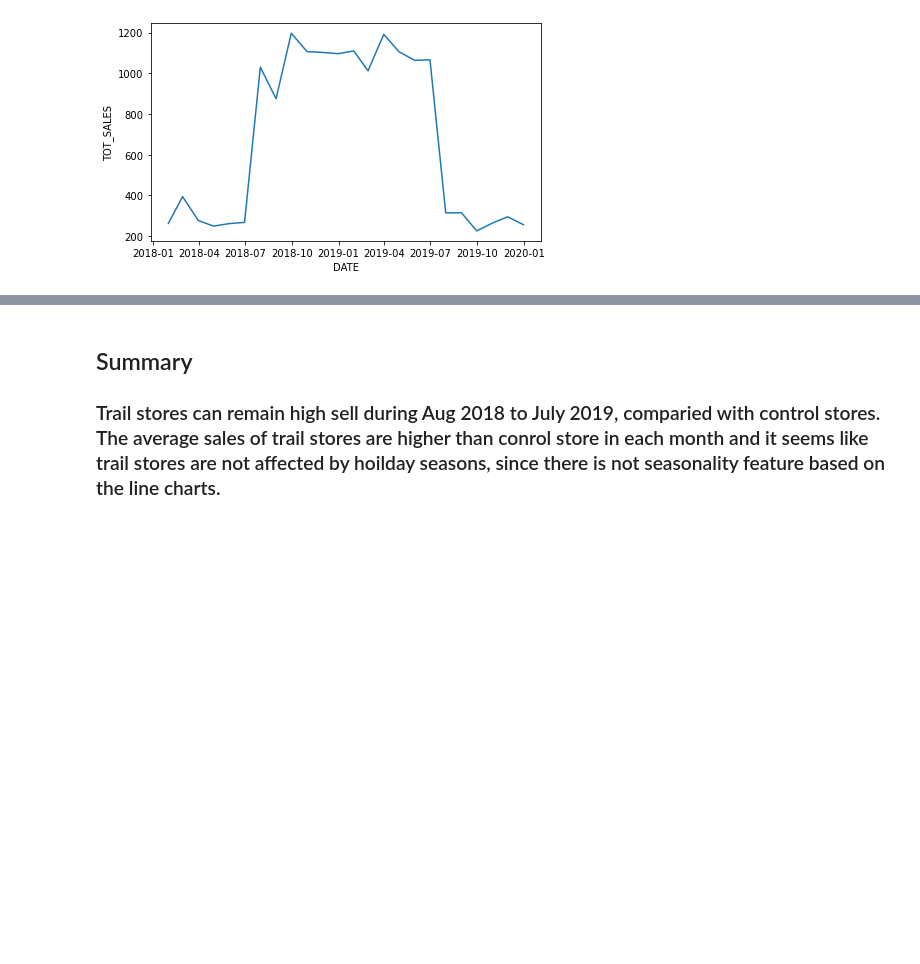
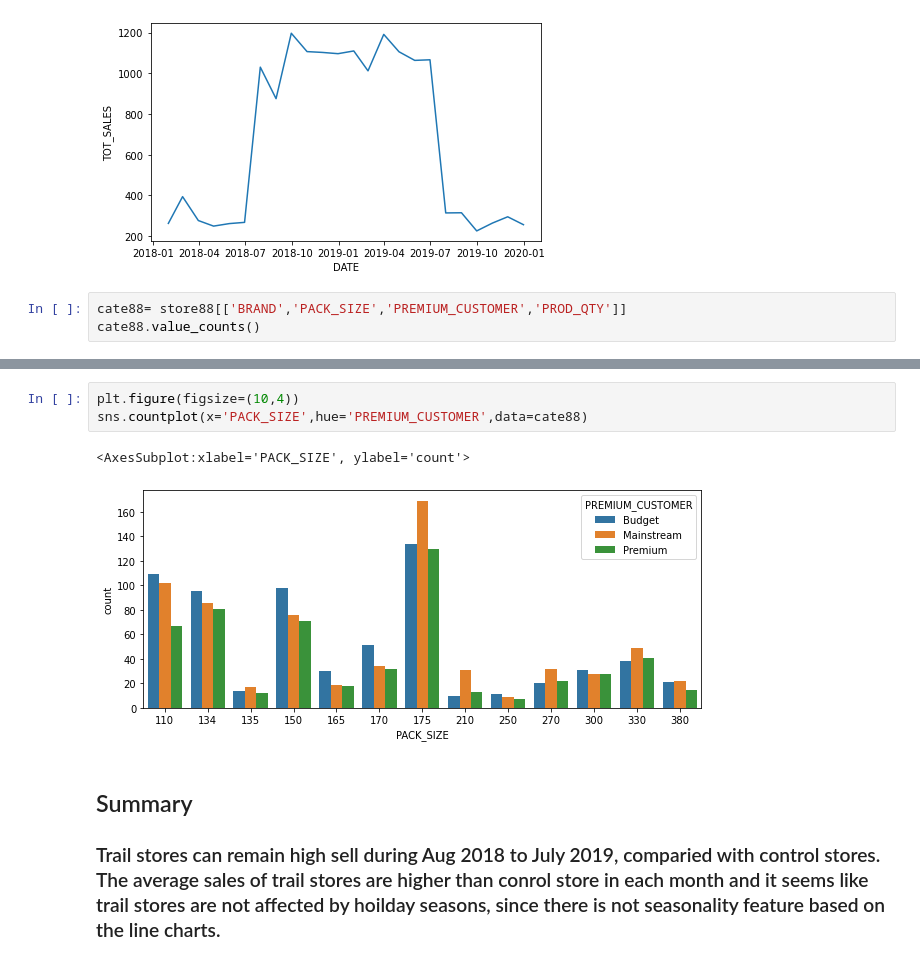
Before and after one commit to alicelo125/Quantium-task, a Jupyter notebook: task2.ipynb, the cells around one changed output, grey strips where cells are left out. Drawn from its saved outputs; the diff is of its cells as text; blank space fills up the shorter version.

Commit message:
Brand analysis

```diff
--- a/task2.ipynb
+++ b/task2.ipynb
@@ -194,3 +194,6 @@ sns.lineplot(x='DATE',y='TOT_SALES',data=monthly88)
 # %% [output]
 <AxesSubplot:xlabel='DATE', ylabel='TOT_SALES'>
 [figure]
+# %%
+cate88= store88[['BRAND','PACK_SIZE','PREMIUM_CUSTOMER','PROD_QTY']]
+cate88.value_counts()
@@ -197,3 +214,9 @@ sns.lineplot(x='DATE',y='TOT_SALES',data=monthly88)
+# %%
+plt.figure(figsize=(10,4))
+sns.countplot(x='PACK_SIZE',hue='PREMIUM_CUSTOMER',data=cate88)
+# %% [output]
+<AxesSubplot:xlabel='PACK_SIZE', ylabel='count'>
+[figure, added]
 # %% [markdown]
 ## Summary
 ### Trail stores can remain high sell during Aug 2018 to July 2019, comparied with control stores. The average sales of trail stores are higher than conrol store in each month and it seems like trail stores are not affected by hoilday seasons, since there is not seasonality feature based on the line charts.
```
Also changed, not shown: parts of 2 cells of this notebook.
